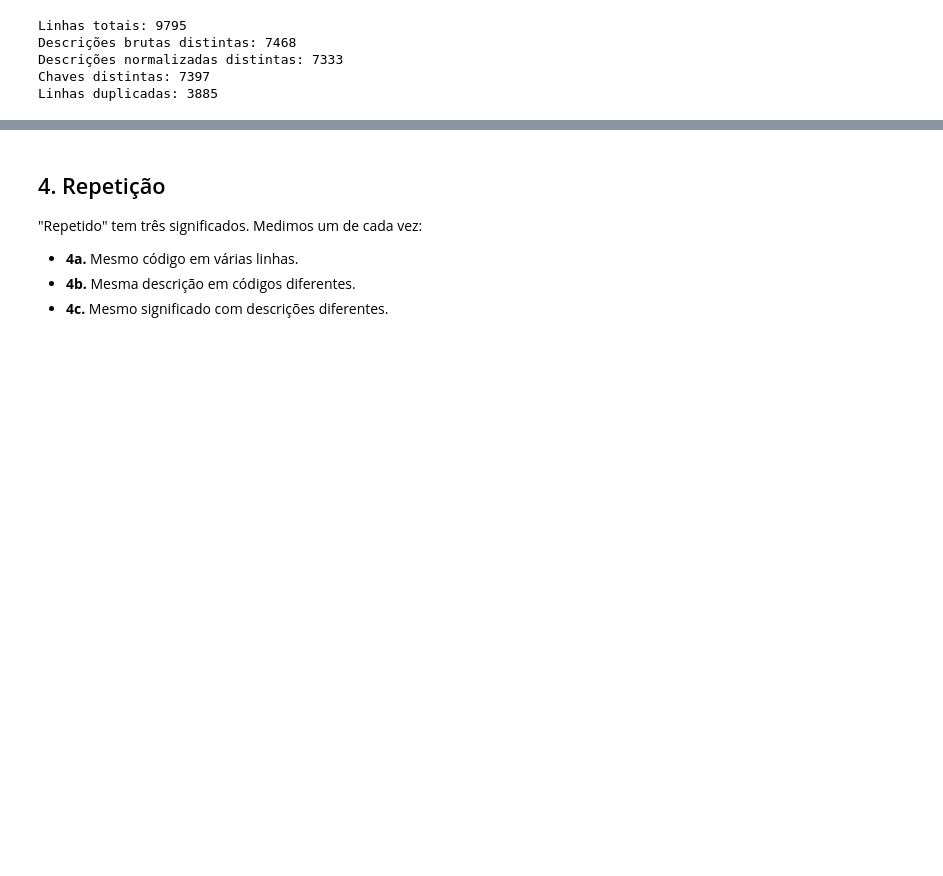
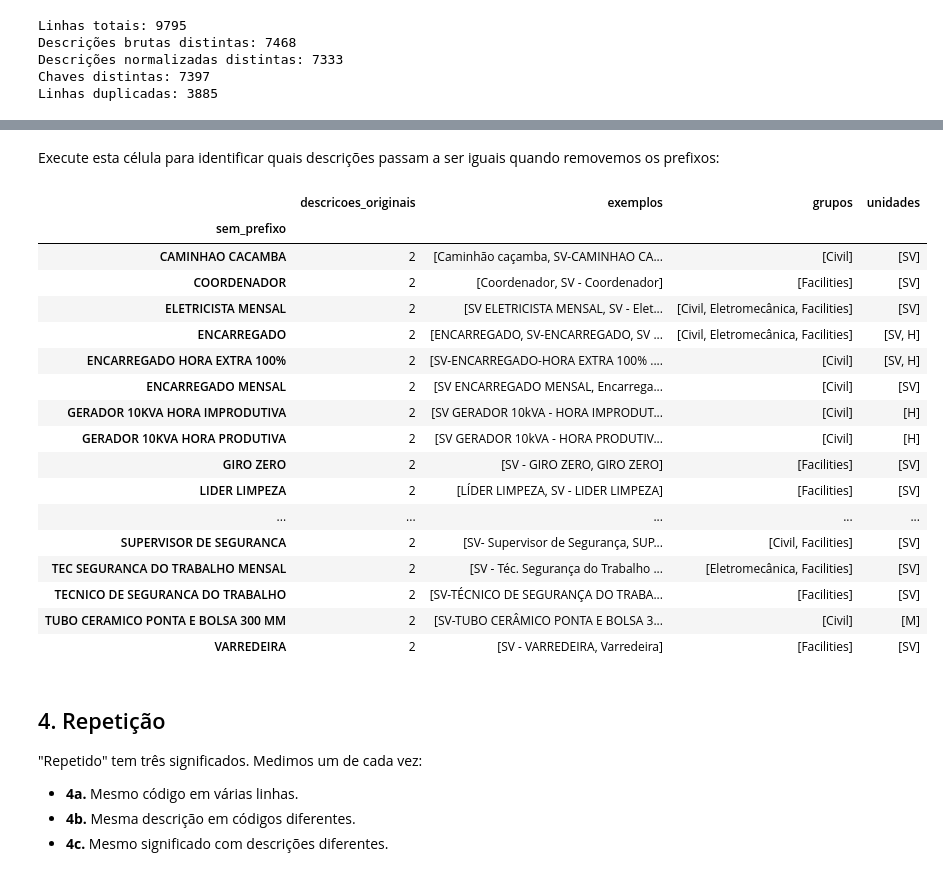
Before and after one commit to rouxstuff/desafio_gc, a Jupyter notebook: diagnostico_gerdau .ipynb, the cells around one changed output, grey strips where cells are left out. Drawn from its saved outputs; the diff is of its cells as text; code cells hidden in the pictures; blank space fills up the shorter version.

```diff
--- a/diagnostico_gerdau .ipynb
+++ b/diagnostico_gerdau .ipynb
@@ -200,3 +401,48 @@ Linhas duplicadas: 3885
+# %% [markdown]
+Execute esta célula para identificar quais descrições passam a ser iguais quando removemos os prefixos:
+# %%
+comparacao_prefixos = pd.DataFrame({
+    'original': df['descricao'].astype(str),
+    'normalizada': df['descricao'].map(norm_base),
+    'sem_prefixo': df['descricao'].map(norm_sem_sv_h),
+    'grupo': df['grupo'],
+    'um': df['um']
+})
+
+# Descrições diferentes que se tornam iguais após remover o prefixo
+grupos = (
+    comparacao_prefixos
+    .groupby('sem_prefixo')
+    .agg(
+        descricoes_originais=('normalizada', 'nunique'),
+        exemplos=('original', lambda x: list(pd.unique(x))[:5]),
+        grupos=('grupo', lambda x: list(pd.unique(x))[:5]),
+        unidades=('um', lambda x: list(pd.unique(x))[:5])
+    )
+    .query('descricoes_originais > 1')
+    .sort_values('descricoes_originais', ascending=False)
+)
+
+display(grupos.head(30))
+# %% [output]
+|  | descricoes_originais | exemplos | grupos | unidades |
+| sem_prefixo |  |  |  |  |
+| CAMINHAO CACAMBA | 2 | [Caminhão caçamba, SV-CAMINHAO CA... | [Civil] | [SV] |
+| COORDENADOR | 2 | [Coordenador, SV - Coordenador] | [Facilities] | [SV] |
+| ELETRICISTA MENSAL | 2 | [SV ELETRICISTA MENSAL, SV - Elet... | [Civil, Eletromecânica, Facilities] | [SV] |
+| ENCARREGADO | 2 | [ENCARREGADO, SV-ENCARREGADO, SV ... | [Civil, Eletromecânica, Facilities] | [SV, H] |
+| ENCARREGADO HORA EXTRA 100% | 2 | [SV-ENCARREGADO-HORA EXTRA 100% .... | [Civil] | [SV, H] |
+| ENCARREGADO MENSAL | 2 | [SV ENCARREGADO MENSAL, Encarrega... | [Civil] | [SV] |
+| GERADOR 10KVA HORA IMPRODUTIVA | 2 | [SV GERADOR 10kVA - HORA IMPRODUT... | [Civil] | [H] |
+| GERADOR 10KVA HORA PRODUTIVA | 2 | [SV GERADOR 10kVA - HORA PRODUTIV... | [Civil] | [H] |
+| GIRO ZERO | 2 | [SV - GIRO ZERO, GIRO ZERO] | [Facilities] | [SV] |
+| LIDER LIMPEZA | 2 | [LÍDER LIMPEZA, SV - LIDER LIMPEZA] | [Facilities] | [SV] |
+| ... | ... | ... | ... | ... |
+| SUPERVISOR DE SEGURANCA | 2 | [SV- Supervisor de Segurança, SUP... | [Civil, Facilities] | [SV] |
+| TEC SEGURANCA DO TRABALHO MENSAL | 2 | [SV - Téc. Segurança do Trabalho ... | [Eletromecânica, Facilities] | [SV] |
+| TECNICO DE SEGURANCA DO TRABALHO | 2 | [SV-TÉCNICO DE SEGURANÇA DO TRABA... | [Facilities] | [SV] |
+| TUBO CERAMICO PONTA E BOLSA 300 MM | 2 | [SV-TUBO CERÂMICO PONTA E BOLSA 3... | [Civil] | [M] |
+| VARREDEIRA | 2 | [SV - VARREDEIRA, Varredeira] | [Facilities] | [SV] |
 # %% [markdown]
 ## 4. Repetição
 
```
Also changed, not shown: parts of 20 cells of this notebook.
